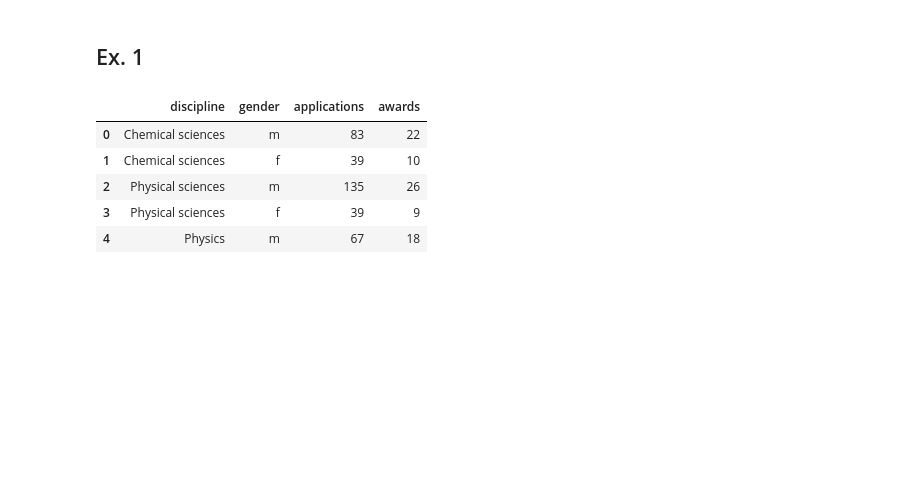
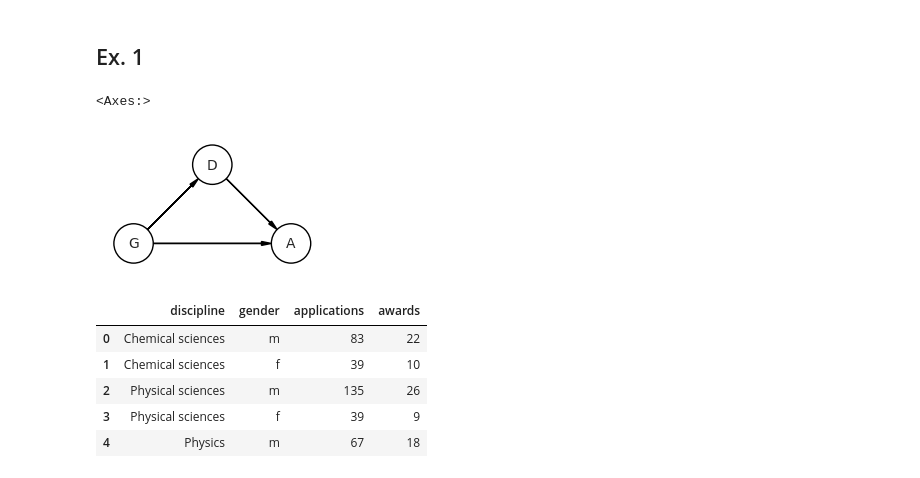
Before and after one commit to fhte2/statistical-rethinking, a Jupyter notebook: Week_5_exercises.ipynb, the cells around one changed output. Saved outputs shown, nothing was run; the diff lists cells and outputs as text; code cells hidden in the pictures; blank space fills up the shorter version.

```diff
--- a/Week_5_exercises.ipynb
+++ b/Week_5_exercises.ipynb
@@ -37,6 +38,29 @@ def standardize(array, reference=None):
     return (array - reference.mean()) / reference.std()
 # %% [markdown]
 ## Ex. 1
+# %%
+dag = CausalGraphicalModel(
+    nodes=["G", "D", "A"],
+    edges=[
+        ("G", "D"),
+        ("D", "A"),
+        ("G", "A"),
+    ],
+)
+pgm = daft.PGM()
+coordinates = {
+    "D": (1, 1),
+    "G": (0, 0),
+    "A": (2, 0),
+}
+for node in dag.dag.nodes:
+    pgm.add_node(node, node, *coordinates[node])
+for edge in dag.dag.edges:
+    pgm.add_edge(*edge)
+pgm.render()
+# %% [output]
+<Axes:>
+[figure, added]
 # %%
 df = pd.read_csv('data/NWOGrants.csv', sep=';')
 # %%
```
Also changed, not shown: parts of 26 cells of this notebook.
